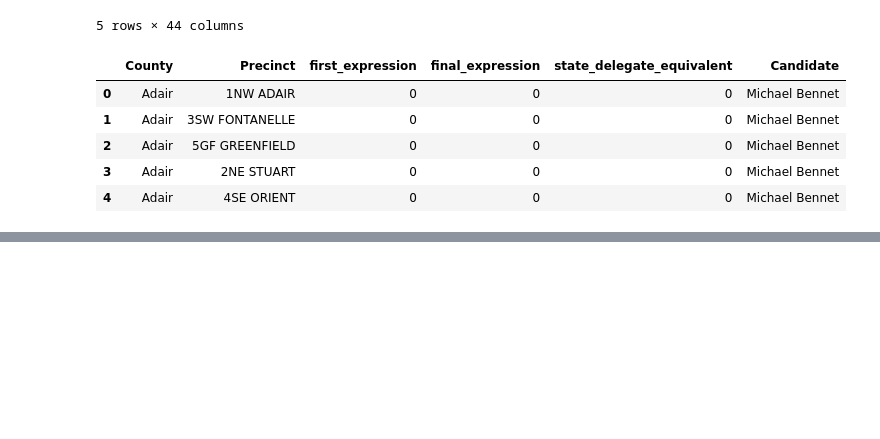
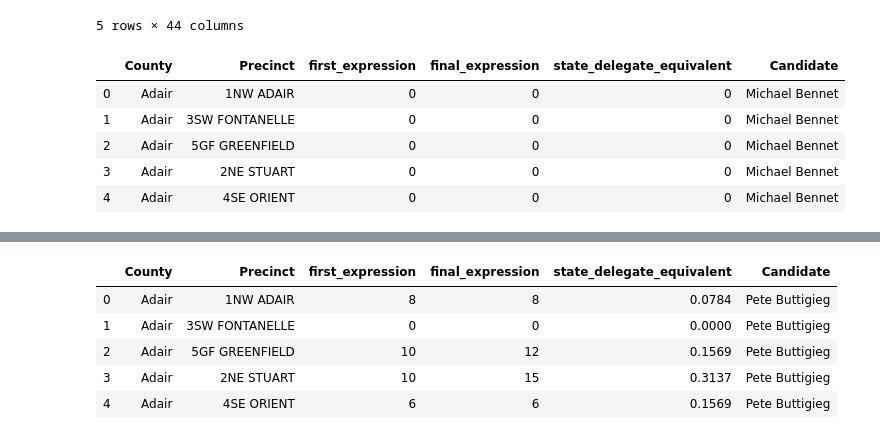
Before and after one commit to kayrahbear/iowa_caucus_scrape, a Jupyter notebook: iowa_caucus_data_transformation.ipynb, the cells around one changed output, grey strips where cells are left out. Drawn from its saved outputs; the diff is of its cells as text; code cells hidden in the pictures; blank space fills up the shorter version.

```diff
--- a/iowa_caucus_data_transformation.ipynb
+++ b/iowa_caucus_data_transformation.ipynb
@@ -61,3 +54,16 @@ See the caveats in the documentation: http://pandas.pydata.org/pandas-docs/stabl
 | 2 | Adair | 5GF GREENFIELD | 0 | 0 | 0.0 | Michael Bloomberg |
 | 3 | Adair | 2NE STUART | 0 | 0 | 0.0 | Michael Bloomberg |
 | 4 | Adair | 4SE ORIENT | 0 | 0 | 0.0 | Michael Bloomberg |
+# %%
+buttigieg_df = scraped_data_df.iloc[:,[0,1,11,12,13]]
+buttigieg_df["Candidate"] = ['Pete Buttigieg' for i in range(1765)]
+buttigieg_df = buttigieg_df.rename(columns={"Buttigieg_First_Expression": "first_expression", "Buttigieg_Final_Expression": "final_expression", "Buttigieg_SDE": "state_delegate_equivalent"})
+
+buttigieg_df.head()
+# %% [output]
+|  | County | Precinct | first_expression | final_expression | state_delegate_equivalent | Candidate |
+| 0 | Adair | 1NW ADAIR | 8 | 8 | 0.0784 | Pete Buttigieg |
+| 1 | Adair | 3SW FONTANELLE | 0 | 0 | 0.0000 | Pete Buttigieg |
+| 2 | Adair | 5GF GREENFIELD | 10 | 12 | 0.1569 | Pete Buttigieg |
+| 3 | Adair | 2NE STUART | 10 | 15 | 0.3137 | Pete Buttigieg |
+| 4 | Adair | 4SE ORIENT | 6 | 6 | 0.1569 | Pete Buttigieg |
```
Also changed, not shown: parts of 16 cells of this notebook.
